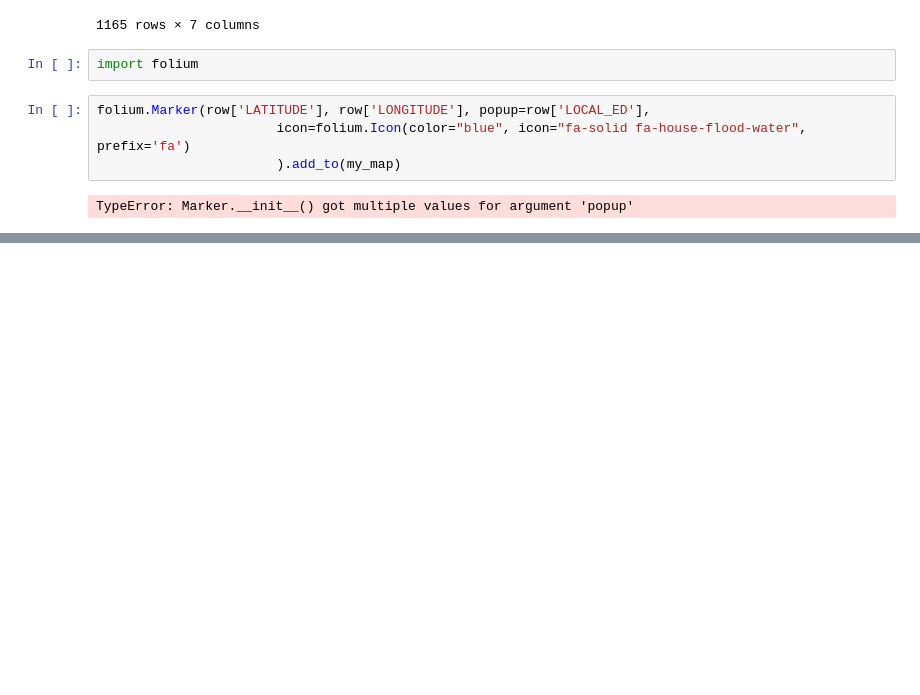
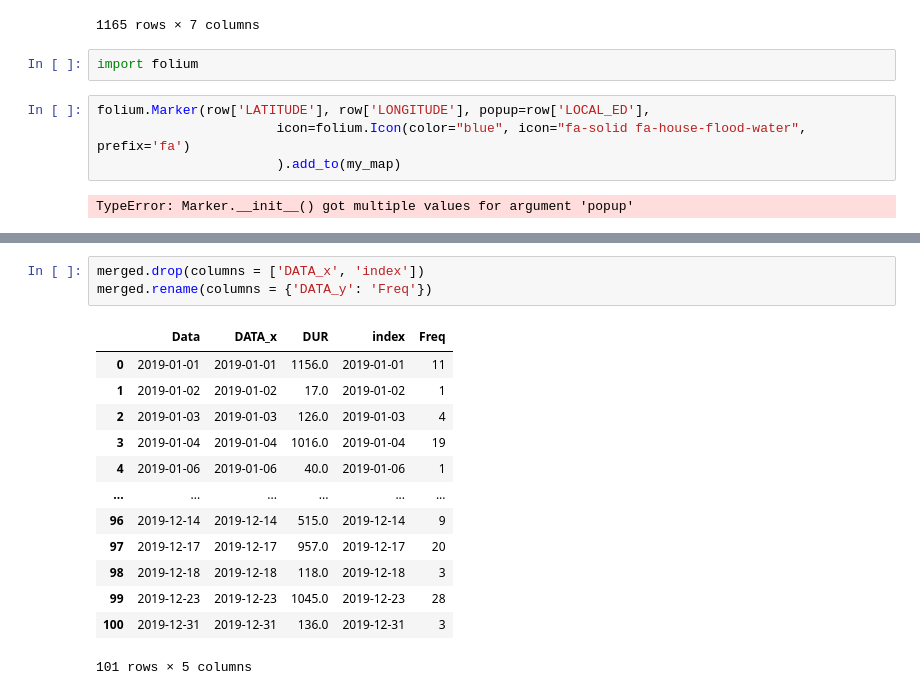
Before and after one commit to vitor-yuichi/analytics-tcc, a Jupyter notebook: app/database/data_ingestion.ipynb, the cells around one changed output, grey strips where cells are left out. Cells and saved outputs as stored; diff of their text form; blank space fills up the shorter version.

```diff
--- a/app/database/data_ingestion.ipynb
+++ b/app/database/data_ingestion.ipynb
@@ -196,0 +356,17 @@ datetime.date(2019, 1, 10)
+# %%
+merged.drop(columns = ['DATA_x', 'index'])
+merged.rename(columns = {'DATA_y': 'Freq'})
+# %% [output]
+|  | Data | DATA_x | DUR | index | Freq |
+| 0 | 2019-01-01 | 2019-01-01 | 1156.0 | 2019-01-01 | 11 |
+| 1 | 2019-01-02 | 2019-01-02 | 17.0 | 2019-01-02 | 1 |
+| 2 | 2019-01-03 | 2019-01-03 | 126.0 | 2019-01-03 | 4 |
+| 3 | 2019-01-04 | 2019-01-04 | 1016.0 | 2019-01-04 | 19 |
+| 4 | 2019-01-06 | 2019-01-06 | 40.0 | 2019-01-06 | 1 |
+| ... | ... | ... | ... | ... | ... |
+| 96 | 2019-12-14 | 2019-12-14 | 515.0 | 2019-12-14 | 9 |
+| 97 | 2019-12-17 | 2019-12-17 | 957.0 | 2019-12-17 | 20 |
+| 98 | 2019-12-18 | 2019-12-18 | 118.0 | 2019-12-18 | 3 |
+| 99 | 2019-12-23 | 2019-12-23 | 1045.0 | 2019-12-23 | 28 |
+| 100 | 2019-12-31 | 2019-12-31 | 136.0 | 2019-12-31 | 3 |
+101 rows × 5 columns
```
Also changed, not shown: parts of 22 cells of this notebook, 2 other files.
